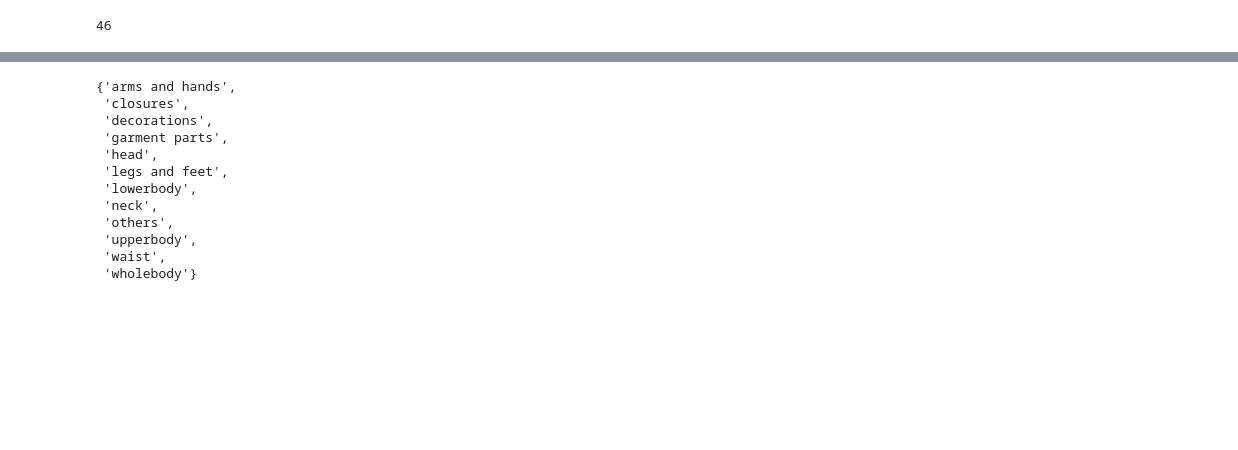
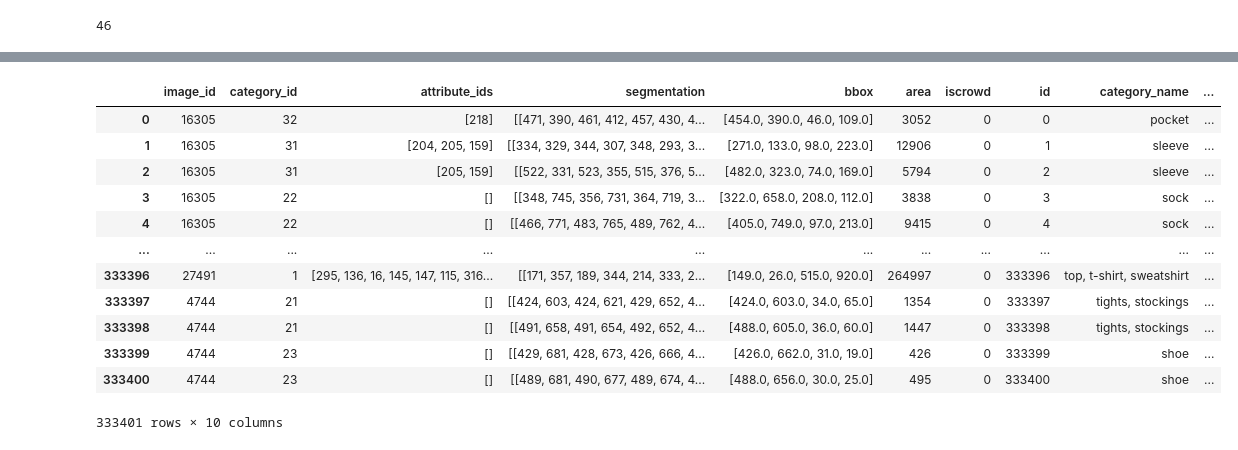
Before and after one commit to EzzatEsam/ComputerVisionTasks, a Jupyter notebook: cloth-seg/notebook.ipynb, the cells around one changed output, grey strips where cells are left out. Drawn from its saved outputs; the diff is of its cells as text; code cells hidden in the pictures; blank space fills up the shorter version.

```diff
--- a/cloth-seg/notebook.ipynb
+++ b/cloth-seg/notebook.ipynb
@@ -9,3 +11,4 @@ len(set(ann["category_id"] for ann in fj["annotations"]))
 # %%
-fj["annotations"][0]
+annotation_df = pd.DataFrame(fj["annotations"])
+annotation_df
 # %% [output]
@@ -33,15 +65,0 @@ len(set([cat["supercategory"] for cat in fj["categories"]]))
-# %%
-set([cat["supercategory"] for cat in fj["categories"]])
-# %% [output]
-{'arms and hands',
- 'closures',
- 'decorations',
- 'garment parts',
- 'head',
- 'legs and feet',
- 'lowerbody',
- 'neck',
- 'others',
- 'upperbody',
- 'waist',
- 'wholebody'}
@@ -48 +69,19 @@ set([cat["supercategory"] for cat in fj["categories"]])
+# %%
+annotation_df["category_name"] = annotation_df["category_id"].map(cat_id_dict)
+annotation_df["supercategory"] = annotation_df["category_id"].map(cat_supercat_dict)
+annotation_df
+# %% [output]
+|  | image_id | category_id | attribute_ids | segmentation | bbox | area | iscrowd | id | category_name | ... |
+| 0 | 16305 | 32 | [218] | [[471, 390, 461, 412, 457, 430, 4... | [454.0, 390.0, 46.0, 109.0] | 3052 | 0 | 0 | pocket | ... |
+| 1 | 16305 | 31 | [204, 205, 159] | [[334, 329, 344, 307, 348, 293, 3... | [271.0, 133.0, 98.0, 223.0] | 12906 | 0 | 1 | sleeve | ... |
+| 2 | 16305 | 31 | [205, 159] | [[522, 331, 523, 355, 515, 376, 5... | [482.0, 323.0, 74.0, 169.0] | 5794 | 0 | 2 | sleeve | ... |
+| 3 | 16305 | 22 | [] | [[348, 745, 356, 731, 364, 719, 3... | [322.0, 658.0, 208.0, 112.0] | 3838 | 0 | 3 | sock | ... |
+| 4 | 16305 | 22 | [] | [[466, 771, 483, 765, 489, 762, 4... | [405.0, 749.0, 97.0, 213.0] | 9415 | 0 | 4 | sock | ... |
+| ... | ... | ... | ... | ... | ... | ... | ... | ... | ... | ... |
+| 333396 | 27491 | 1 | [295, 136, 16, 145, 147, 115, 316... | [[171, 357, 189, 344, 214, 333, 2... | [149.0, 26.0, 515.0, 920.0] | 264997 | 0 | 333396 | top, t-shirt, sweatshirt | ... |
+| 333397 | 4744 | 21 | [] | [[424, 603, 424, 621, 429, 652, 4... | [424.0, 603.0, 34.0, 65.0] | 1354 | 0 | 333397 | tights, stockings | ... |
+| 333398 | 4744 | 21 | [] | [[491, 658, 491, 654, 492, 652, 4... | [488.0, 605.0, 36.0, 60.0] | 1447 | 0 | 333398 | tights, stockings | ... |
+| 333399 | 4744 | 23 | [] | [[429, 681, 428, 673, 426, 666, 4... | [426.0, 662.0, 31.0, 19.0] | 426 | 0 | 333399 | shoe | ... |
+| 333400 | 4744 | 23 | [] | [[489, 681, 490, 677, 489, 674, 4... | [488.0, 656.0, 30.0, 25.0] | 495 | 0 | 333400 | shoe | ... |
+333401 rows × 10 columns
 # %%
```
Also changed, not shown: parts of 12 cells of this notebook.
